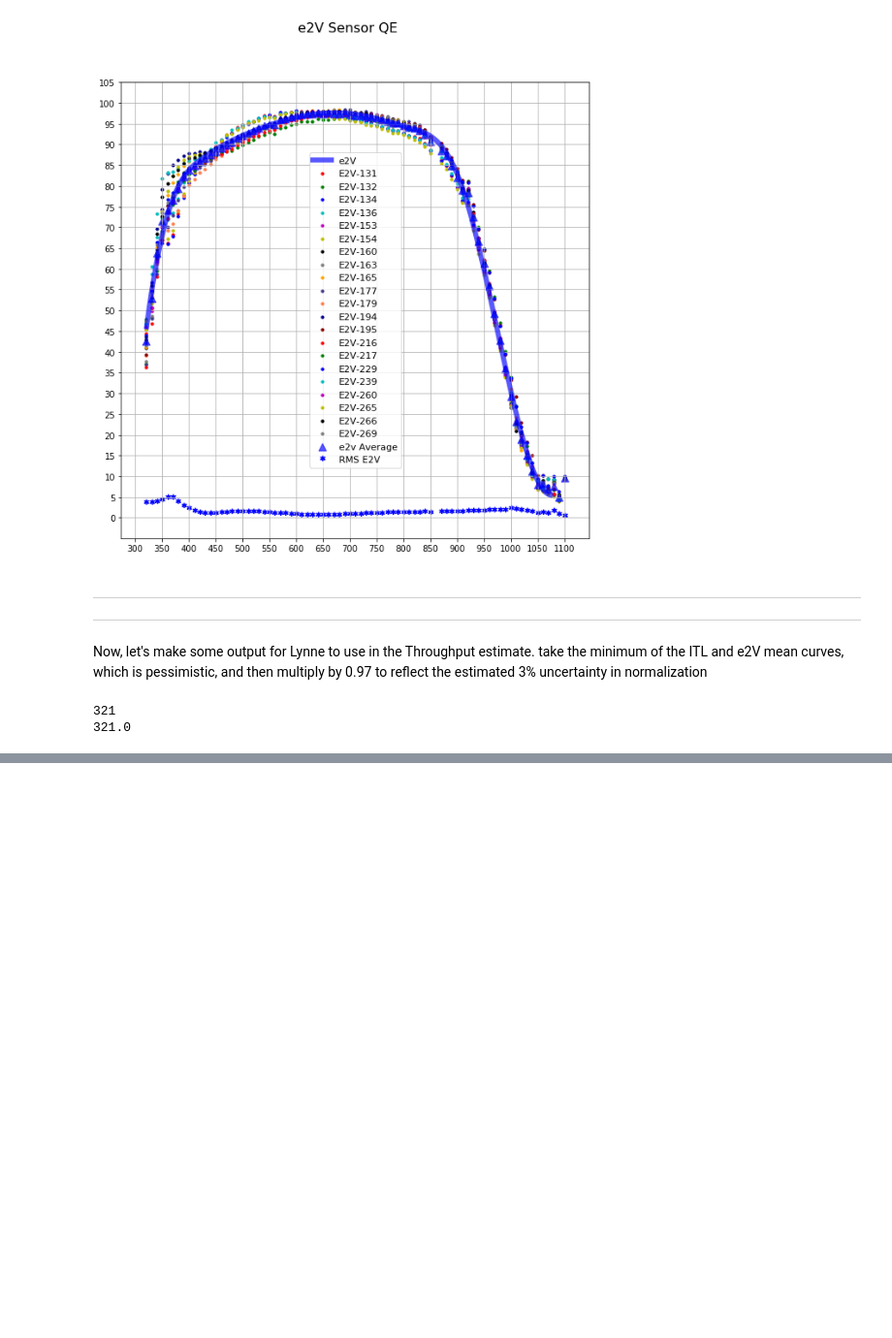
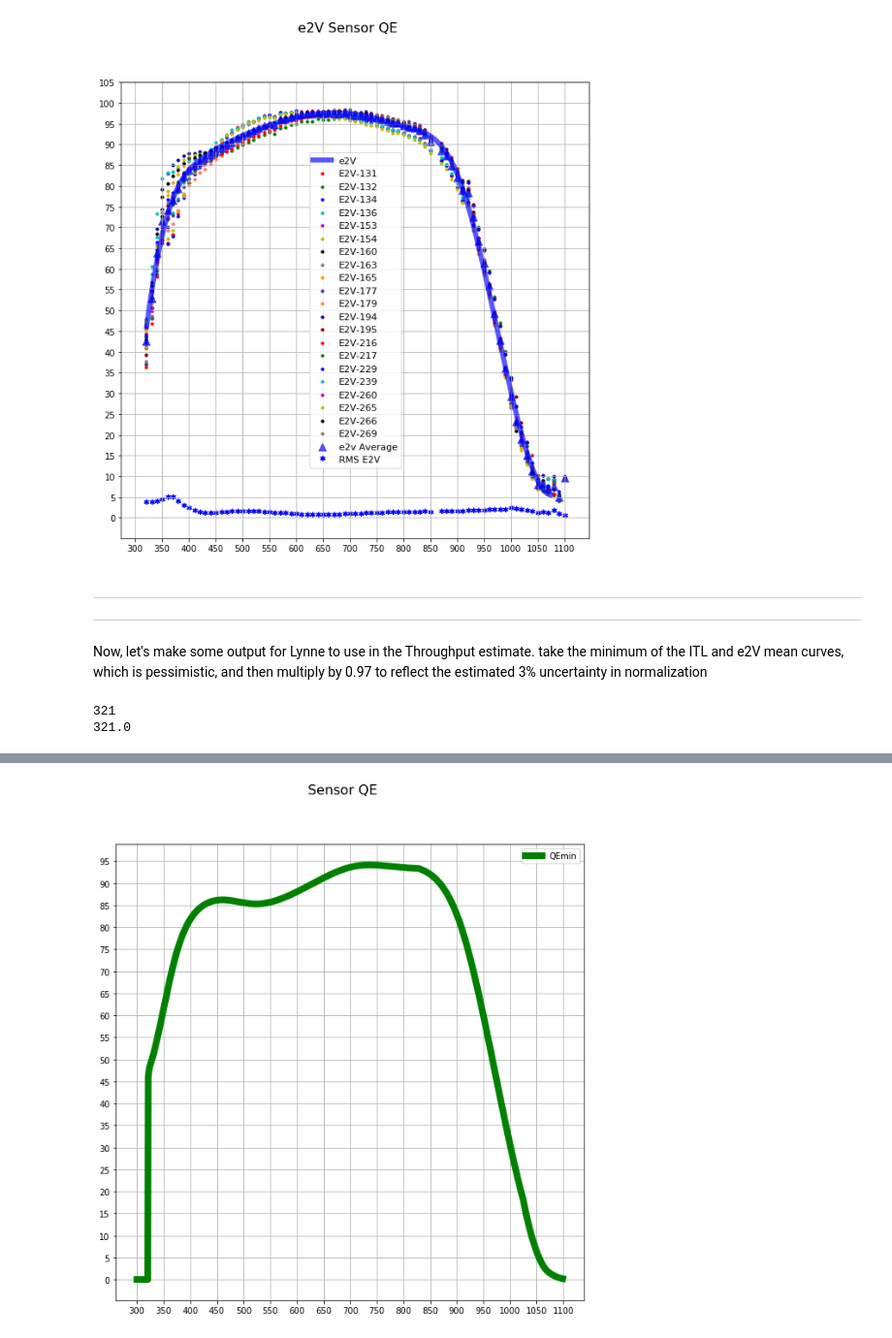
Before and after one commit to smr456/QE-working-area, a Jupyter notebook: QE_v3.ipynb, the cells around one changed output, grey strips where cells are left out. Shown at 97% size. Saved outputs shown, nothing was run; the diff lists cells and outputs as text; code cells hidden in the pictures; blank space fills up the shorter version.

```diff
--- a/QE_v3.ipynb
+++ b/QE_v3.ipynb
@@ -633,0 +634,19 @@ pylab.legend()
+# %%
+# use this to extend beyond 1025nm:
+norm=qem5[725]/(1-np.exp(-alpham(1025,180.)*100e-4))
+for i in range(726,800):
+    qem5[i]=norm*(1.-np.exp(-alpham(lamb[i],180.)*100e-4))
+fig1=plt.figure(1,[figwidth,figheight])
+fig1.suptitle('Sensor QE', fontsize=16)
+plt.plot(lamb, qem5,'g',linewidth=8,label='QEmin')
+ax=fig1.gca()
+ax.grid(True)
+ax.set_xticks(np.arange(300, 1150, 50.))
+ax.set_yticks(np.arange(0, 100., 5.))
+pylab.legend()
+file1 = open("qem5-2017.txt","w")
+for i in range(len(lamb)):
+    print (round(lamb[i],1),round(qem5[i]), file=file1)
+file1.close()
+# %% [output]
+[figure, added]
```
Also changed, not shown: parts of 5 cells of this notebook.
